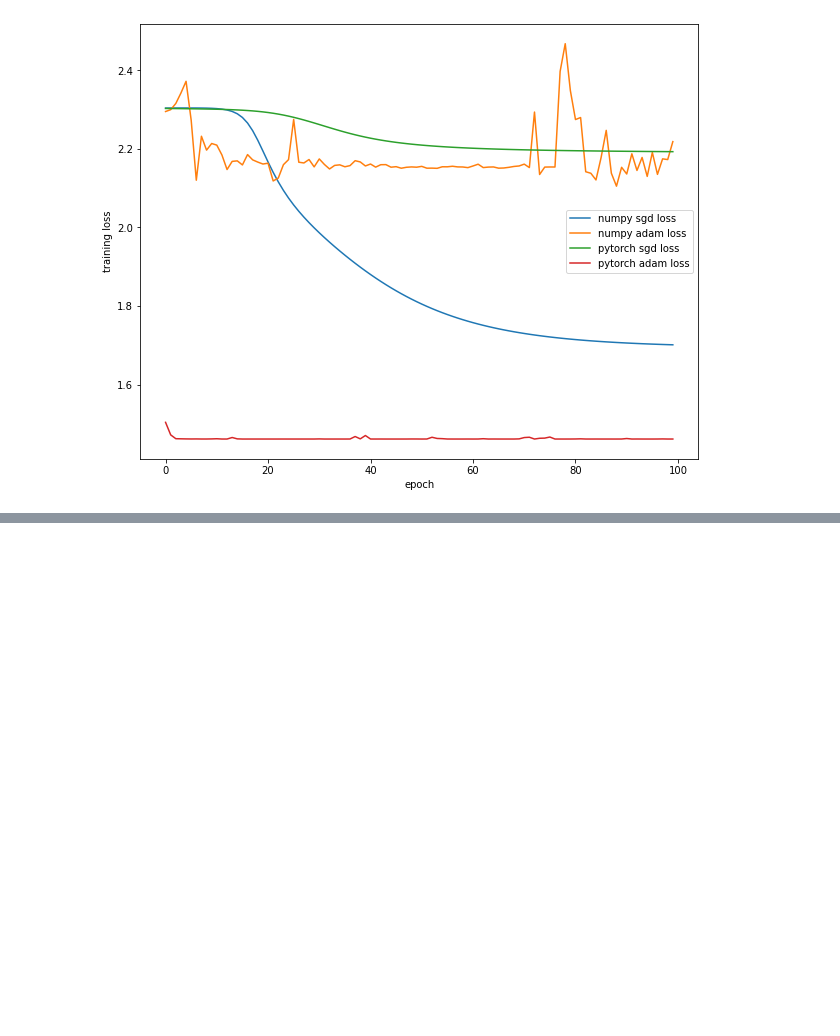
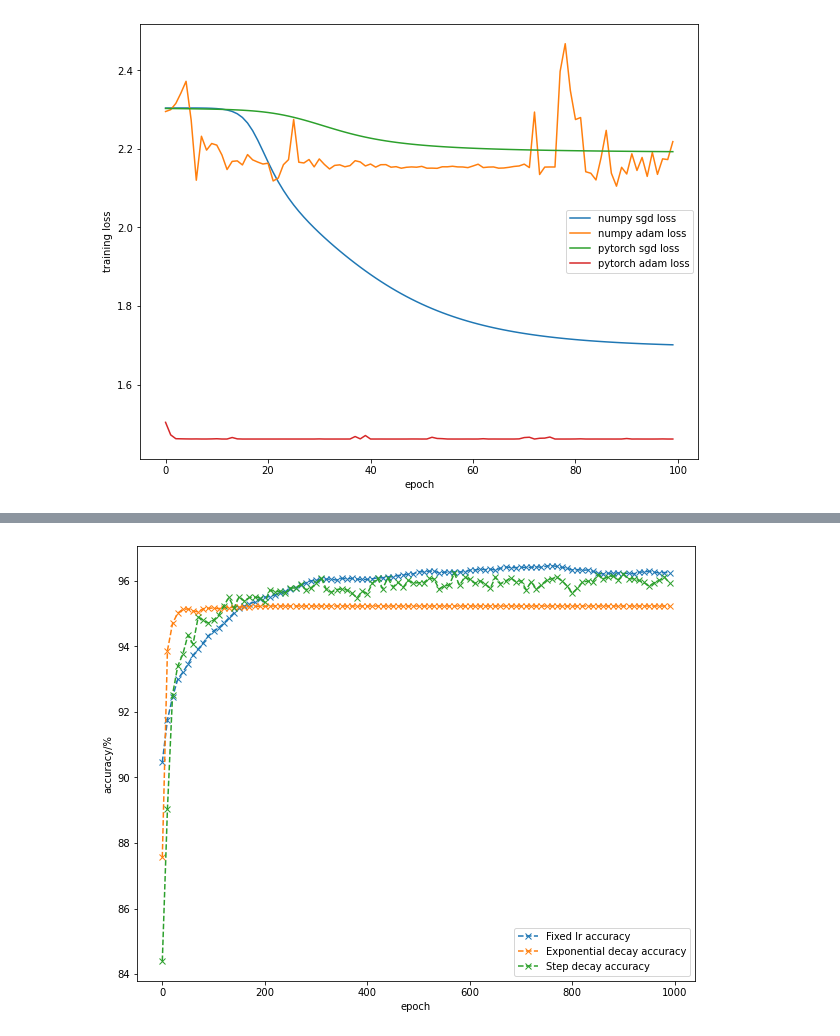
Before and after one commit to linkedlist771/DeepLearning-Basics, a Jupyter notebook: MNIST识别实现/Mnist MLP/绘图/绘图.ipynb, the cells around one changed output, grey strips where cells are left out. Cells and saved outputs as stored; diff of their text form; code cells hidden in the pictures; blank space fills up the shorter version.

```diff
--- a/MNIST识别实现/Mnist MLP/绘图/绘图.ipynb
+++ b/MNIST识别实现/Mnist MLP/绘图/绘图.ipynb
@@ -64,0 +76,15 @@ df
+# %%
+labels, fixed_lr = get_Data("weight_multi_layer_adam_fixed_lr.txt")
+labels, e_lr = get_Data("weight_multi_layer_adam_e_lr.txt")
+labels, step_lr = get_Data("weight_multi_layer_adam_step_lr.txt")
+# %%
+plt.figure(figsize=(10,8))
+plt.plot(np.arange(len(fixed_lr[:, -1]))*10,fixed_lr[:, -1]*100,'x--')
+plt.plot(np.arange(len(e_lr[:, -1]))*10,e_lr[:, -1]*100,'x--')
+plt.plot(np.arange(len(step_lr[:, -1]))*10,step_lr[:, -1]*100,'x--')
+plt.legend(["Fixed lr accuracy", "Exponential decay accuracy", "Step decay accuracy"])
+plt.xlabel("epoch")
+plt.ylabel("accuracy/%")
+plt.savefig("准确率3.png", dpi=300)
+# %% [output]
+[figure, added]
```
Also changed, not shown: parts of 8 cells of this notebook, 23 other files.
